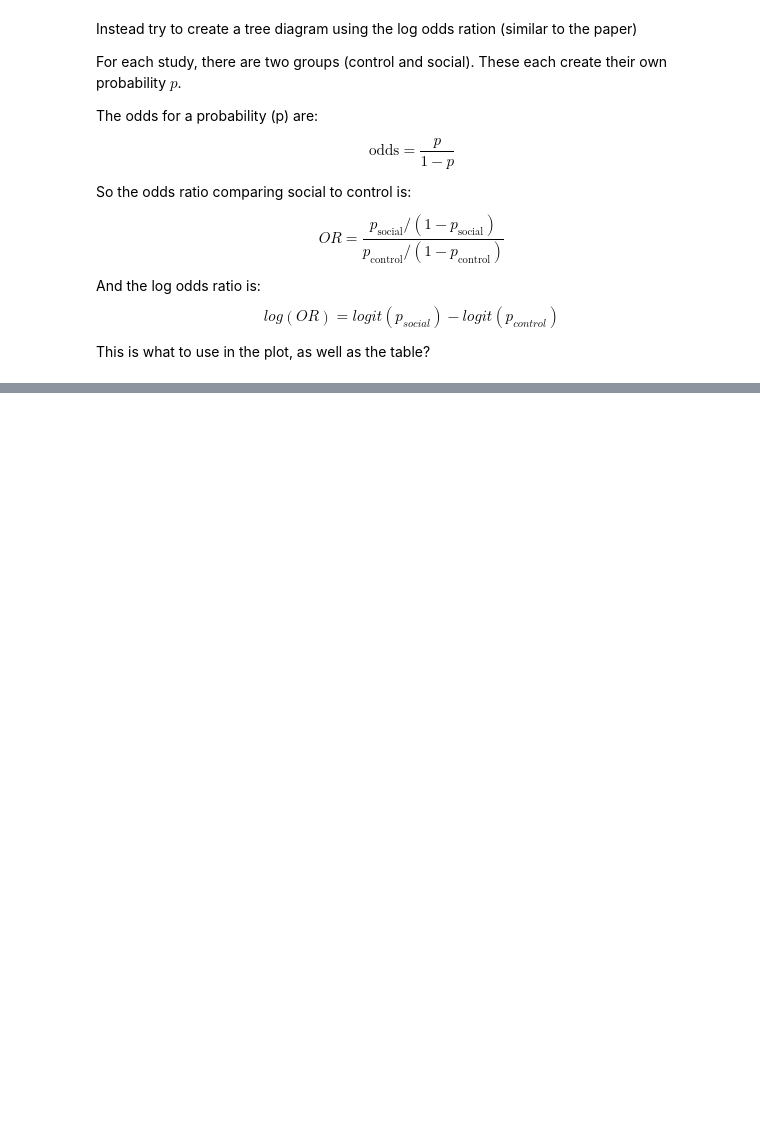
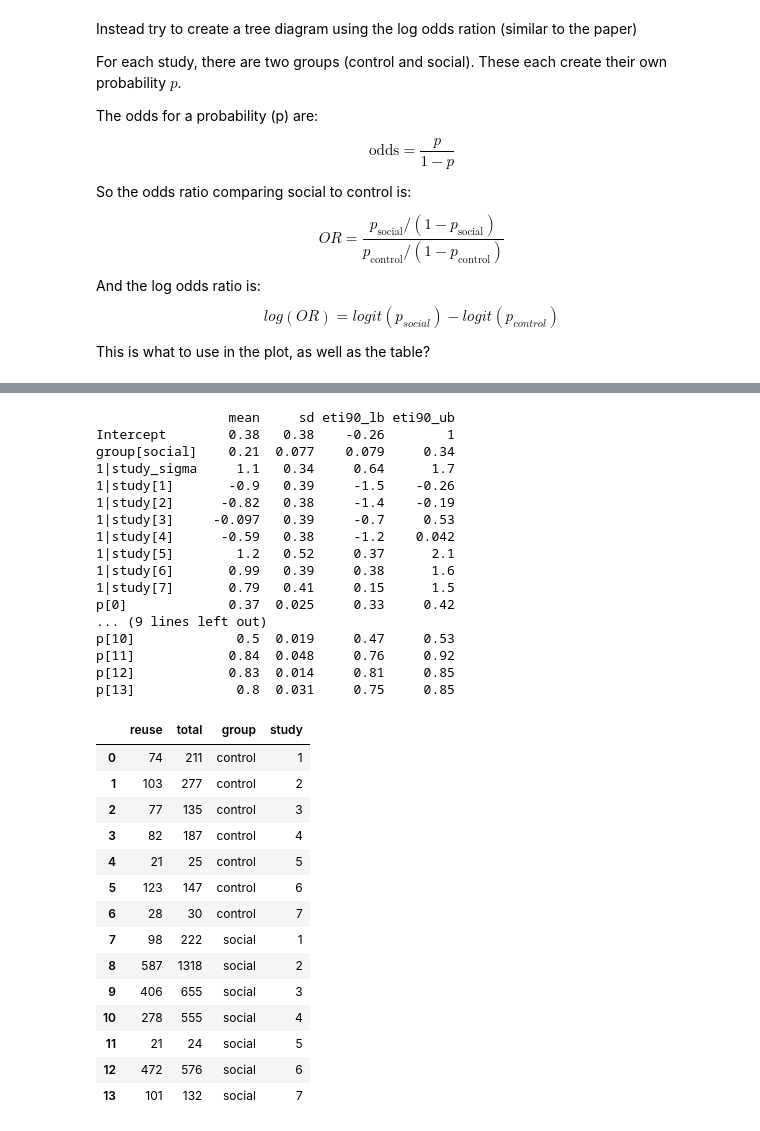
Before and after one commit to jenny-pom/E3_hierarchical_models_and_testing, a Jupyter notebook: notes_andrea.ipynb, the cells around one changed output, grey strips where cells are left out. Drawn from its saved outputs; the diff is of its cells as text; code cells hidden in the pictures; blank space fills up the shorter version.

Commit message:
make summary of parameter posterior values

```diff
--- a/notes_andrea.ipynb
+++ b/notes_andrea.ipynb
@@ -397,2 +420,37 @@ This is what to use in the plot, as well as the table?
 # %%
-summary = az.summary(idata3)
+summary = az.summary(idata3, ci_prob=0.90,kind="stats")
+print(summary)
+combined_data
+# %% [output]
+                 mean     sd eti90_lb eti90_ub
+Intercept        0.38   0.38    -0.26        1
+group[social]    0.21  0.077    0.079     0.34
+1|study_sigma     1.1   0.34     0.64      1.7
+1|study[1]       -0.9   0.39     -1.5    -0.26
+1|study[2]      -0.82   0.38     -1.4    -0.19
+1|study[3]     -0.097   0.39     -0.7     0.53
+1|study[4]      -0.59   0.38     -1.2    0.042
+1|study[5]        1.2   0.52     0.37      2.1
+1|study[6]       0.99   0.39     0.38      1.6
+1|study[7]       0.79   0.41     0.15      1.5
+p[0]             0.37  0.025     0.33     0.42
+... (9 lines left out)
+p[10]             0.5  0.019     0.47     0.53
+p[11]            0.84  0.048     0.76     0.92
+p[12]            0.83  0.014     0.81     0.85
+p[13]             0.8  0.031     0.75     0.85
+|  | reuse | total | group | study |
+| 0 | 74 | 211 | control | 1 |
+| 1 | 103 | 277 | control | 2 |
+| 2 | 77 | 135 | control | 3 |
+| 3 | 82 | 187 | control | 4 |
+| 4 | 21 | 25 | control | 5 |
+| 5 | 123 | 147 | control | 6 |
+| 6 | 28 | 30 | control | 7 |
+| 7 | 98 | 222 | social | 1 |
+| 8 | 587 | 1318 | social | 2 |
+| 9 | 406 | 655 | social | 3 |
+| 10 | 278 | 555 | social | 4 |
+| 11 | 21 | 24 | social | 5 |
+| 12 | 472 | 576 | social | 6 |
+| 13 | 101 | 132 | social | 7 |
```
Also changed, not shown: parts of 13 cells of this notebook.
